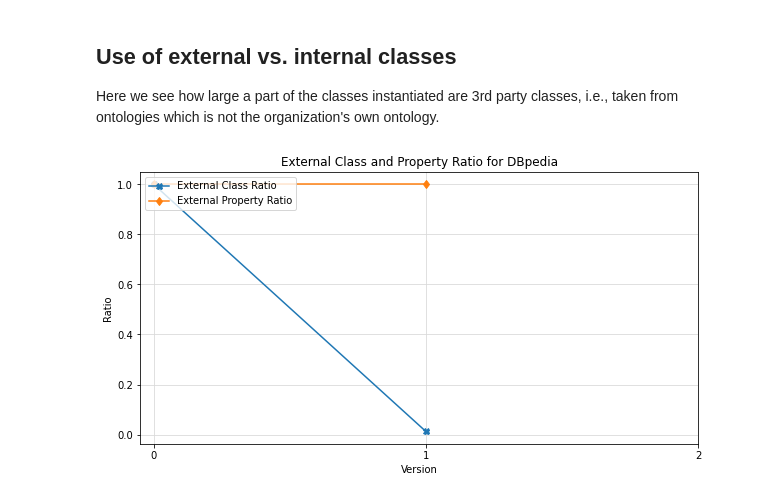
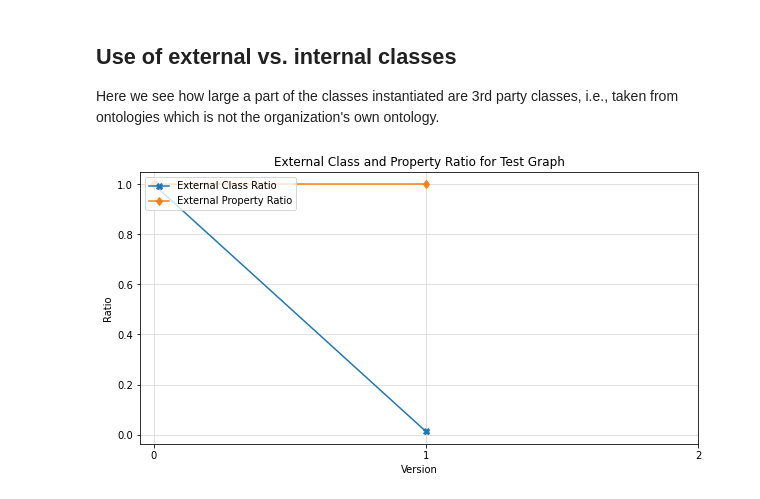
Before and after one commit to EBrandDV/P4, a Jupyter notebook: notebook.ipynb, the cells around one changed output. Saved outputs shown, nothing was run; the diff lists cells and outputs as text; code cells hidden in the pictures.

```diff
--- a/notebook.ipynb
+++ b/notebook.ipynb
@@ -274,6 +261,6 @@ viz.ont_growth(file_path= 'ipr.csv', title_name= 'property', graph_name)
 Here we see how large a part of the classes instantiated are 3rd party classes, i.e., taken from ontologies which is not the organization's own ontology.
 # %%
 plt.rcParams["figure.figsize"] = [10, 5]
-viz.external_ratio(class_path= 'icr.csv', property_path= 'ipr.csv', graph_name)
+viz.external_ratio(class_path= 'icr.csv', property_path= 'ipr.csv', name= graph_name)
 # %% [output]
-[figure, old version]
+[figure, new version]
```
Also changed, not shown: parts of 7 cells of this notebook.
